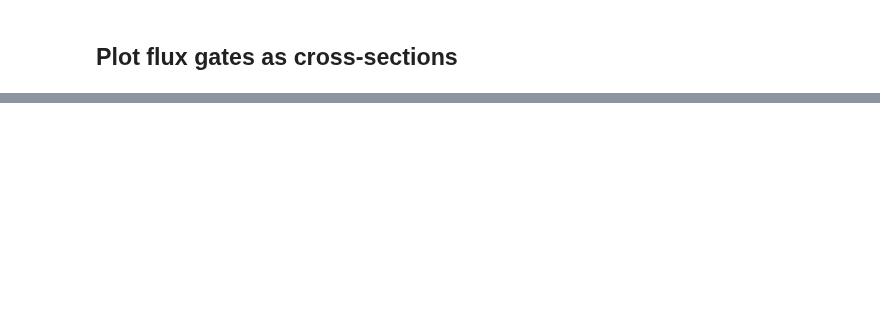
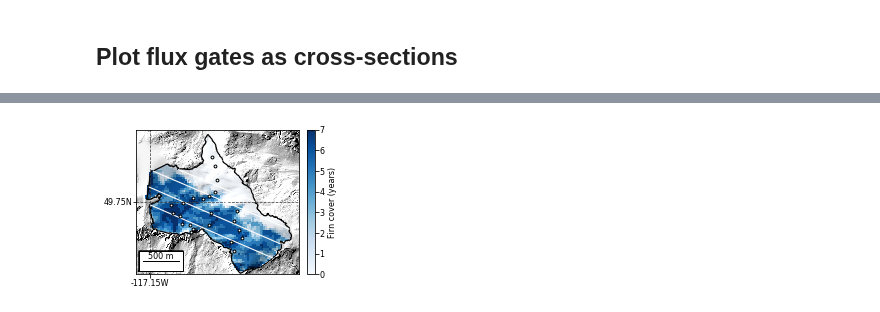
Before and after one commit to bpelto/ice_dynamics, a Jupyter notebook: flux_gate-Kokanee_MP-pw-Linear.ipynb, the cells around one changed output, grey strips where cells are left out. Saved outputs shown, nothing was run; the diff lists cells and outputs as text; code cells hidden in the pictures; blank space fills up the shorter version.

```diff
--- a/flux_gate-Kokanee_MP-pw-Linear.ipynb
+++ b/flux_gate-Kokanee_MP-pw-Linear.ipynb
@@ -1905,0 +2184,63 @@ plt.savefig(fl_path+ 'products/'+ glacier[gl]+ '_' +str(year) +'_vel_gates_quive
+# %%
+vf_list = ['kokanee_vy_25m_2016.tif','kokanee_vy_25m_2017.tif','kokanee_vy_25m_2018.tif']
+vdir = '/home/pelto/Desktop/velocity_mapping/' +glacier[gl] + '/dem/3m/'
+ITS = fl_path + 'ITS_Live/' + str(year) + '_conrad_ITS_LIVE.tif'
+
+year=2018
+I = np.abs(year - 2016)
+
+VX = vdir+ vf_list[I][:-15] + 'vx_25m_' +str(year)+ '.tif'
+VY = vdir+ vf_list[I][:-15] + 'vy_25m_' +str(year)+ '.tif'
+
+vy = salem.open_xr_dataset(VY);vy = vy.to_array(name='vy')
+vx = salem.open_xr_dataset(VX);vx = vx.to_array(name='vx')
+msk = salem.open_xr_dataset(path + 'kokanee_2015_extent_5m.tif')
+msk_reproj = vy.salem.transform(msk); msk = msk_reproj.to_array(name='msk')
+topo ='/home/pelto/Desktop/lidar_cbt_analysis/kokanee/20181014_Kokanee_dem1_clip_slave.tif'
+shpf = path + 'Kokanee/kokanee_2015.shp'
+with open('/home/pelto/Desktop/ice_flux/Kokanee/' + glacier[0] +'_df_agg.pkl', 'rb') as f:
+    df_agg = pickle.load(f)
+obs_shp = '/home/pelto/Desktop/ice_flux/flux_pts.shp' #GIS/GlacierPoints/ALL_gps_point_SB_topos.shp'
+obs_pts = salem.read_shapefile(obs_shp)
+
+vz = vy
+vz.data = np.sqrt(vx.data**2 + vz.data**2 )
+vz.data[vz.data<0.01]=np.nan;# vz.data[vz.data>30.0]=vz.data[vz.data>30.0]*0.5 ##remove high erroneous values
+vz.data[msk.data!=1.0] = np.nan;
+
+firn = '/home/pelto/Desktop/ice_flux/Kokanee/aar/AAR_2012_2018.tif'
+firn =salem.open_xr_dataset(firn); firn_reproj = vx.salem.transform(firn);firn = firn_reproj.to_array(name='firn')
+firn.data[msk.data!=1.0] = np.nan;
+
+font = {'family' : 'Helvetica', 'weight' : 'normal', 'size'   : 8}
+plt.rc('font', **font)
+pylab.rcParams['xtick.major.pad']='1';pylab.rcParams['ytick.major.pad']='1'
+
+fig, ax = plt.subplots(1, figsize=cm2inch(8.5,5.75))
+grid = mercator_grid(center_ll=(-117.137, 49.75), extent=(2250, 2000)) ##zoomed out view
+sm1 = Map(grid, countries=False)
+sm1.set_lonlat_contours(interval=0)
+sm1.set_scale_bar(location=(0.15, 0.09),add_bbox=True,bbox_dy=1.1,linewidth=1.0)
+
+sm1.set_data(firn)
+
+sm1.set_cmap("Blues")
+# sm1.set_vmax(val=30.)
+#      Change the lon-lat countour setting
+sm1.set_lonlat_contours(add_ytick_labels=True, interval=0.05, linewidths=0.75, linestyles='--', colors='0.25')
+sm1.set_topography(topo,  relief_factor=0.8)
+sm1.set_shapefile(shpf, lw=1.2, color='k')
+sm1.set_shapefile(gates, color='w', lw=1.1)
+
+x, y = sm1.grid.transform(obs_pts.lon.values, obs_pts.lat.values)
+ax.scatter(x, y, color='k', s=8, facecolor='w',zorder=3)
+
+sm1.append_colorbar(ax=ax, pad=0.1, label='Firn cover (years)')#'Ice Velocity (m yr$^{-1}$)')
+sm1.plot(ax=ax)
+
+df_agg.vx[df_agg.lon<-117.146]=df_agg.vx[df_agg.lon<-117.146]*-1.0
+
+fig.subplots_adjust(bottom=0.05, top=0.99, left=0.14, right=0.88) #, wspace=0.22, hspace=0.15
+plt.savefig(fl_path+ 'products/'+ glacier[gl]+ '_firn_map.pdf', dpi=300)
+# %% [output]
+[figure, added]
```
Also changed, not shown: parts of 69 cells of this notebook, 5 other files.
